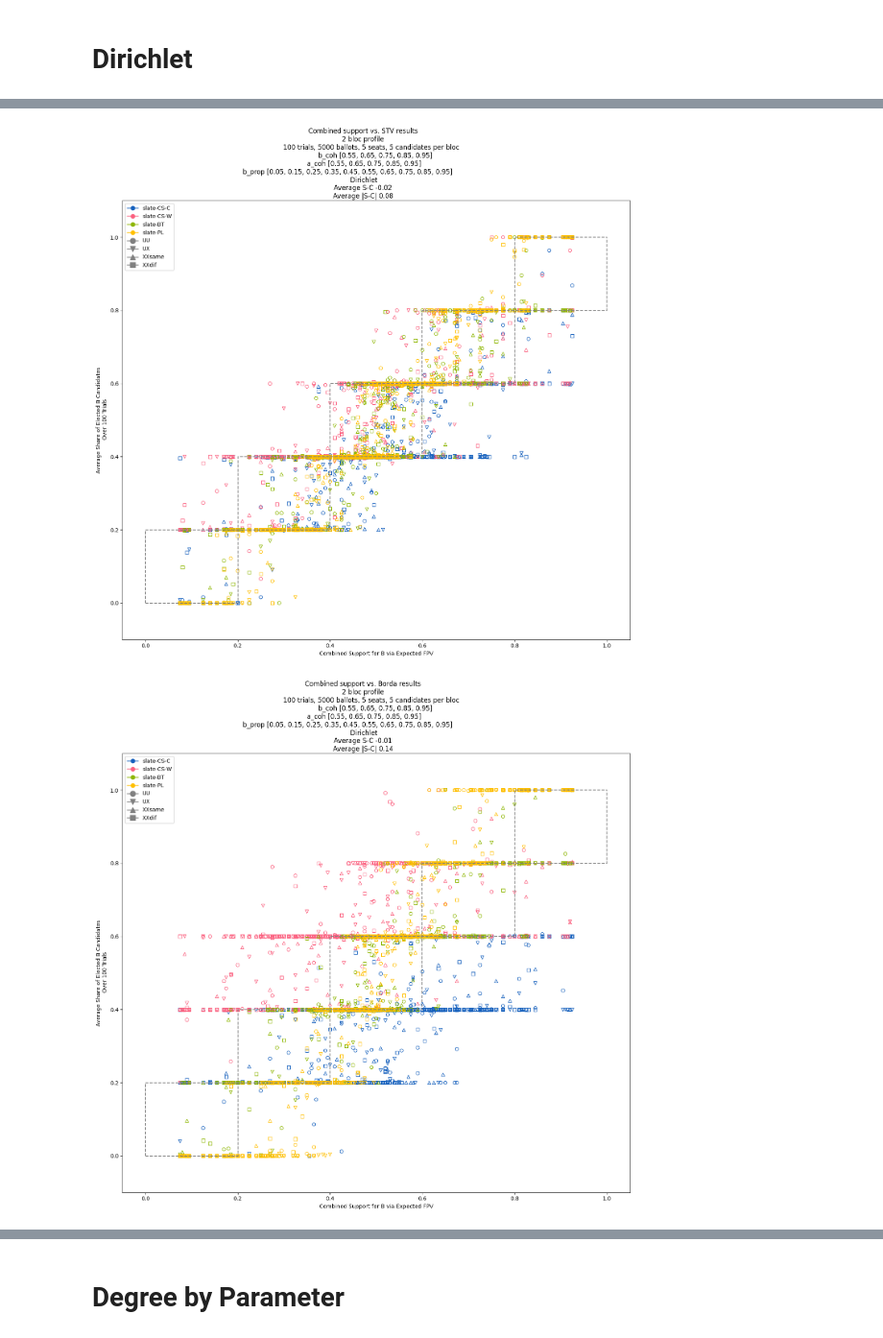
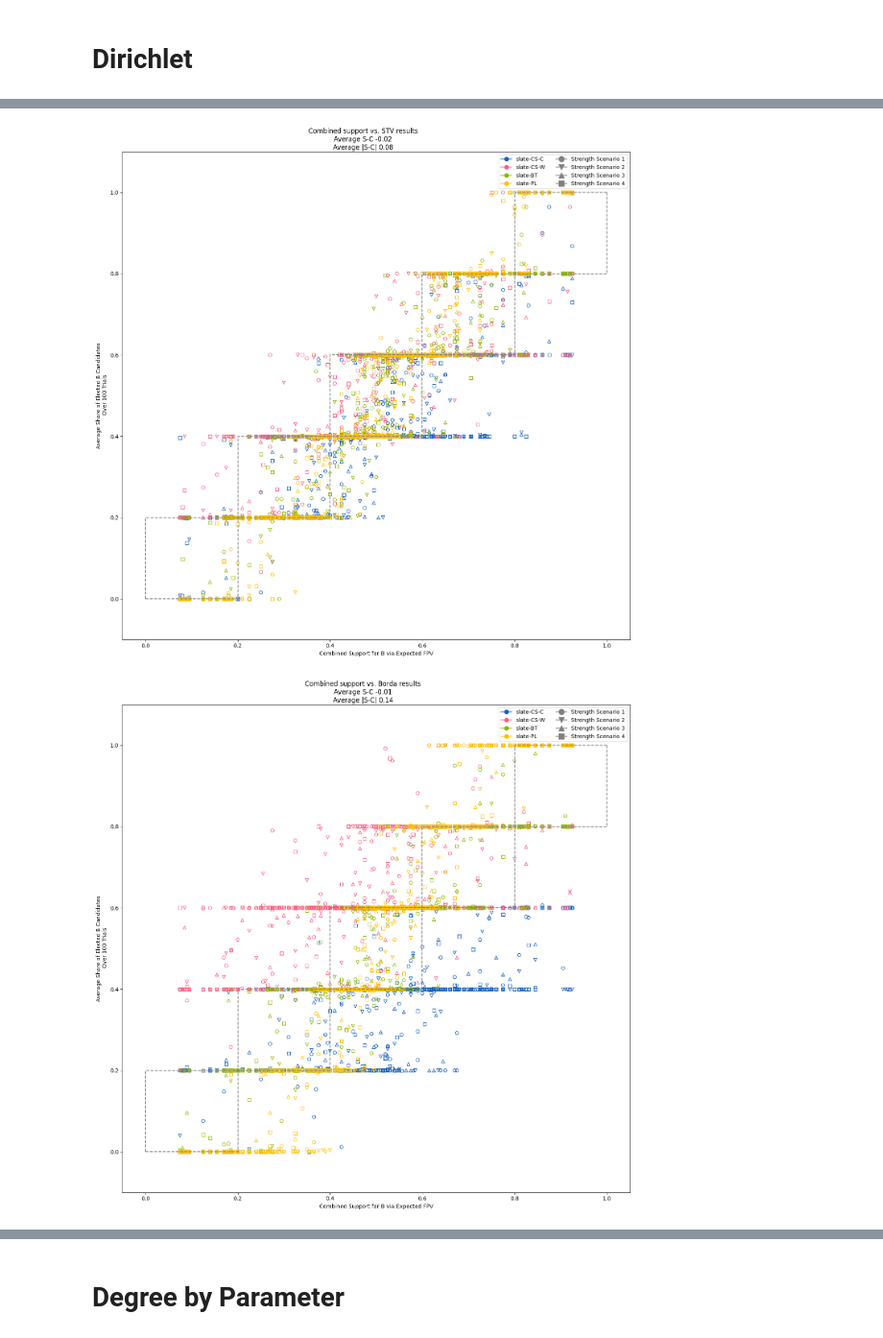
Before and after one commit to mggg/PRVTP, a Jupyter notebook: Disprop/deg_of_prop/deg_of_prop_plots_experimental.ipynb, the cells around one changed output, grey strips where cells are left out. Shown at 96% size. Saved outputs shown, nothing was run; the diff lists cells and outputs as text; code cells hidden in the pictures.

Commit message:
create appendix figs

```diff
--- a/Disprop/deg_of_prop/deg_of_prop_plots_experimental.ipynb
+++ b/Disprop/deg_of_prop/deg_of_prop_plots_experimental.ipynb
@@ -17,8 +17,12 @@ colors= {"slate-CS-C":'#1560BD',
          "slate-BT":'#8DB600',
          "slate-PL":'#FFBF00'}
 
-pi_types_dirichlet=["UU", "UX", "XXsame", "XXdif"]
+types_dirichlet=["UU", "UX", "XXsame", "XXdif"]
 
+dirichlet_relabel = {"UU":"Strength Scenario 1",
+"UX":"Strength Scenario 2",
+"XXsame":"Strength Scenario 3",
+"XXdif":"Strength Scenario 4",}
 
 dirichlet_markers = {"UU":"o",
 "UX":"v",
@@ -47,19 +52,19 @@ failed = []
 i=0
 for b_prop in b_prop_list:
     for g in generators:
-        for pi_type in pi_types_dirichlet:
+        for cand_strength in types_dirichlet:
             for fpv_b in b_fpv_list:
                 for fpv_a in a_fpv_list:
                     try:
                         i+=1
-                        sub_path_name = f"seats_{N_SEATS}/cperbloc_{N_CANDS_PER_BLOC}/trials_{N_TRIALS}/ballots_{N_BALLOTS}/fpv_b_{fpv_b}/fpv_a_{fpv_a}/b_prop_{b_prop}/{g}/pi_type_{pi_type}/dunif_{uniform_dirichlet}/dstrong_{strong_dirichlet}/"
-                        file_name = f"seats_{N_SEATS}_cperbloc_{N_CANDS_PER_BLOC}_trials_{N_TRIALS}_ballots_{N_BALLOTS}_fpv_b_{fpv_b}_fpv_a_{fpv_a}_b_prop_{b_prop}_{g}_pi_type_{pi_type}_dunif_{uniform_dirichlet}_dstrong_{strong_dirichlet}"
+                        sub_path_name = f"seats_{N_SEATS}/cperbloc_{N_CANDS_PER_BLOC}/trials_{N_TRIALS}/ballots_{N_BALLOTS}/fpv_b_{fpv_b}/fpv_a_{fpv_a}/b_prop_{b_prop}/{g}/pi_type_{cand_strength}/dunif_{uniform_dirichlet}/dstrong_{strong_dirichlet}/"
+                        file_name = f"seats_{N_SEATS}_cperbloc_{N_CANDS_PER_BLOC}_trials_{N_TRIALS}_ballots_{N_BALLOTS}_fpv_b_{fpv_b}_fpv_a_{fpv_a}_b_prop_{b_prop}_{g}_pi_type_{cand_strength}_dunif_{uniform_dirichlet}_dstrong_{strong_dirichlet}"
                         df = pd.read_csv(f"{election_path_name}/{sub_path_name}/{file_name}.csv")
-                        dirichlet_dfs[(fpv_b, fpv_a, b_prop,g, pi_type)] = df
+                        dirichlet_dfs[(fpv_b, fpv_a, b_prop,g, cand_strength)] = df
                     except Exception as e:
                         print(e)
-                        print((fpv_b, fpv_a, b_prop, g, pi_type),"\n")
-                        failed.append((fpv_b, fpv_a, b_prop, g, pi_type))
+                        print((fpv_b, fpv_a, b_prop, g, cand_strength),"\n")
+                        failed.append((fpv_b, fpv_a, b_prop, g, cand_strength))
 # %%
 for x in failed:
     print(f"'{x[0]} {x[1]} {x[2]} {x[3]} {x[4]}' \\")
@@ -90,14 +97,14 @@ for election_type in ["stv", "borda"]:
     ax.set_ylabel(f'Average Share of Elected B Candidates\n Over {N_TRIALS} Trials')
     ax.set_xlabel(f'Combined Support for B via {STAT}')
 
-    data  = [-1]* len(generators)*len(b_prop_list)*len(pi_types_dirichlet)*len(b_fpv_list)*len(a_fpv_list)
+    data  = [-1]* len(generators)*len(b_prop_list)*len(types_dirichlet)*len(b_fpv_list)*len(a_fpv_list)
     i=0
     for g in generators:
         for b_prop in b_prop_list:
-            for pi_type in pi_types_dirichlet:
+            for cand_strength in types_dirichlet:
                 for b_fpv in b_fpv_list:
                     for a_fpv in a_fpv_list:
-                        df = dirichlet_dfs[(b_fpv, a_fpv, b_prop, g, pi_type)]
+                        df = dirichlet_dfs[(b_fpv, a_fpv, b_prop, g, cand_strength)]
 
                         # combined support
                         x = b_fpv*b_prop  + (1-a_fpv)*(1-b_prop)
@@ -106,49 +113,56 @@ for election_type in ["stv", "borda"]:
                         y = df[f"avg B cands elected {election_type}"].iloc[0]/N_SEATS
                         ax.scatter(x, y,
                                     label=g,
-                                    marker = dirichlet_markers[pi_type],
+                                    marker = dirichlet_markers[cand_strength],
                                     edgecolor=colors[g],
-                                    facecolor='none'
+                                    facecolor='none',
+                                    #color = colors[g],
+                                    #alpha=.5
                                 )
                         data[i]=(x,y)
                         i+=1
 
     avg_sc = sum(y-x for (x,y) in data)/len(data)
     avg_abs_sc = sum(abs(y-x) for (x,y) in data)/len(data)
     print(f"Average S-C {avg_sc:.2f}")
     print(f"Average |S-C| {avg_abs_sc:.2f}")
 
 
     legend_elements = [
         Line2D([0], [0], marker='.', color=colors[g], label=g, markersize=15)
         for g in generators
-    ] + [Line2D([0], [0], marker=dirichlet_markers[pi_type], color="grey", label=pi_type, markersize=10)
-        for pi_type in pi_types_dirichlet]
+    ] + [Line2D([0], [0], marker=dirichlet_markers[cand_strength], color="grey", label=dirichlet_relabel[cand_strength], markersize=10)
+        for cand_strength in types_dirichlet]
+    # legend_elements = [
+    #     Line2D([0], [0], marker='.', color=colors[g], label=g, markersize=15,
+    #            #alpha = .5,
+    #            )
+    #     for g in generators
+    # ]
 
 
     plt.ylim(-.1, 1.1)
-    plt.legend(handles=legend_elements)
+    plt.legend(handles=legend_elements, ncol=2)
     if election_type == "stv":
         election_type = election_type.upper()
     else:
         election_type = election_type.capitalize()
 
-    plt.suptitle(f"Combined support vs. {election_type} results\n2 bloc profile\n\
-        {N_TRIALS} trials, {N_BALLOTS} ballots, {N_SEATS} seats, {N_CANDS_PER_BLOC} candidates per bloc\n\
-            b_coh {b_fpv_list}\n a_coh {a_fpv_list}\n b_prop {b_prop_list}\
-                \n Dirichlet\nAverage S-C {avg_sc:.2f}\nAverage |S-C| {avg_abs_sc:.2f}")
+    plt.suptitle(f"Combined support vs. {election_type} results\nAverage S-C {avg_sc:.2f}\nAverage |S-C| {avg_abs_sc:.2f}")
     plt.tight_layout()
     # plt.show()
 
-    path_name = f"/cluster/tufts/mggg/cdonna01/PRVTP_feb_25_submission/deg_of_prop/figures/{N_SEATS}_seats/{STAT}_combined_support/all_models/{election_type}"
-    file_name = f"{N_SEATS}_seats_combined_support_{election_type}.png"
+    # path_name = f"/cluster/tufts/mggg/cdonna01/PRVTP_feb_25_submission/deg_of_prop/figures/{N_SEATS}_seats/{STAT}_combined_support/all_models/{election_type}"
+    path_name = f"/Users/cdonnay/Documents/GitHub/MGGG/PRVTP/Disprop/deg_of_prop/figures/{N_SEATS}_seats/{STAT}_combined_support/all_models/{election_type}"
+
+    file_name = f"WITH_STRENGTH_{N_SEATS}_seats_combined_support_{election_type}.png"
     path = Path(path_name)
 
     plt.savefig(f"{path_name}/{file_name}", dpi=300)
 # %% [output]
 Average S-C -0.02
 Average |S-C| 0.08
 Average S-C -0.01
 Average |S-C| 0.14
-[figure, old version]
+[figure, new version]
-[figure, old version]
+[figure, new version]
```
Also changed, not shown: parts of 8 cells of this notebook, 4 other files.
